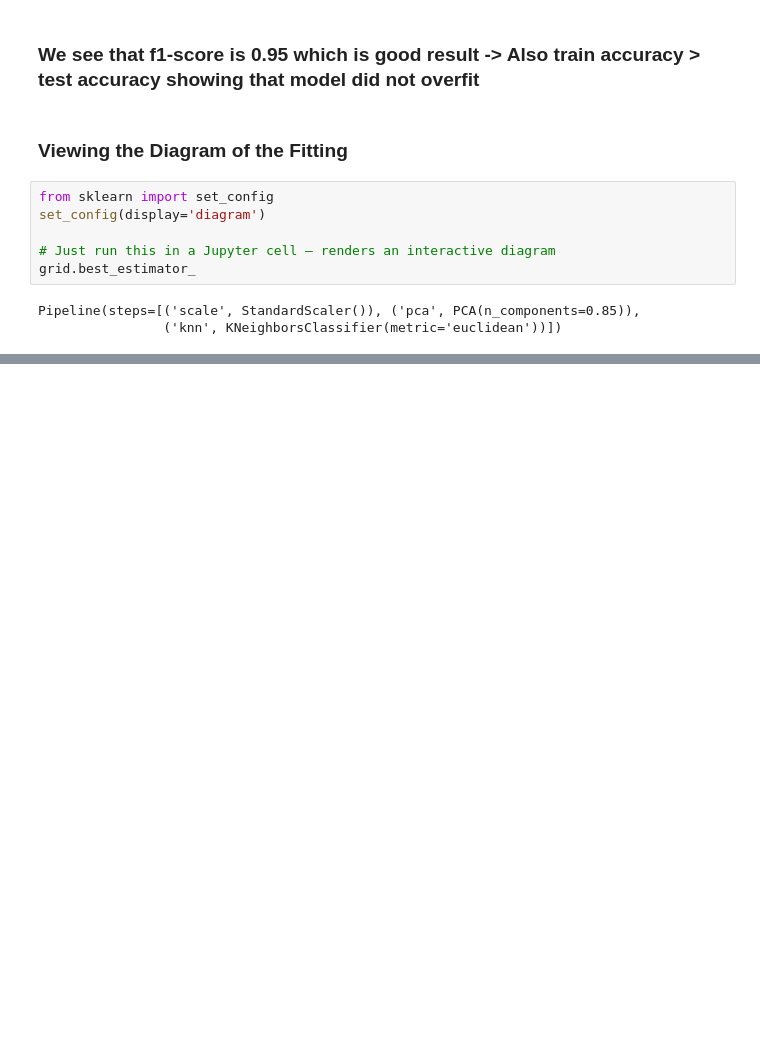
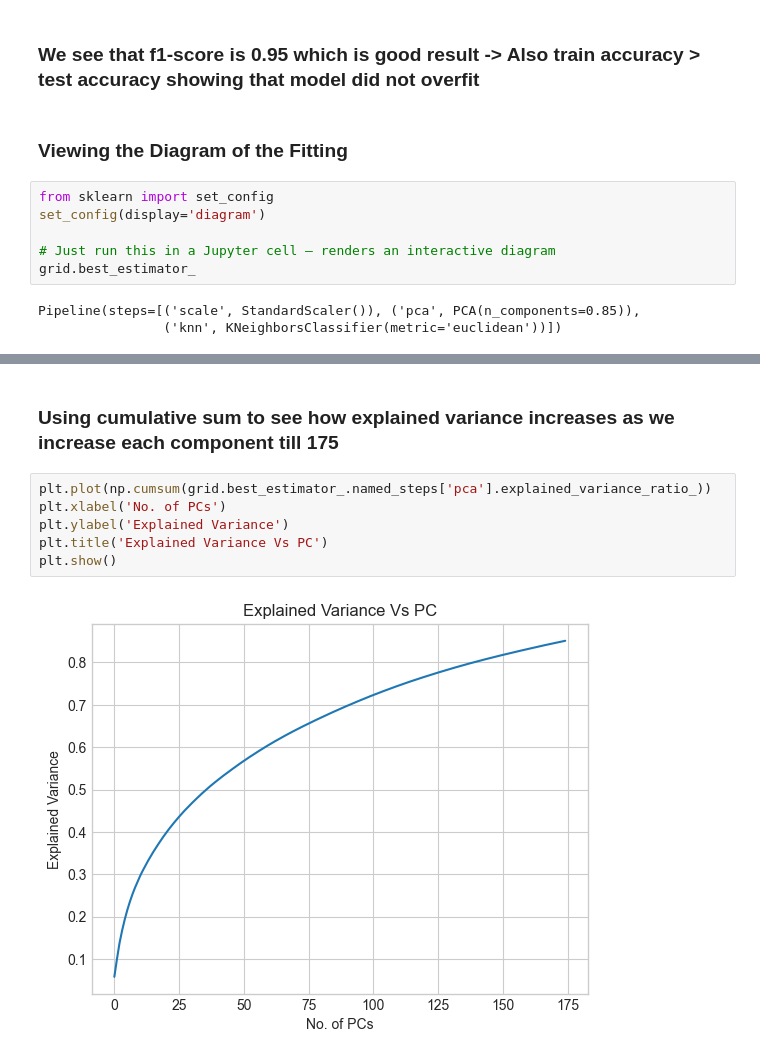
Before and after one commit to PradhumanSoni/Learn_ML, a Jupyter notebook: 14. PCA/pca-digit_recognizer.ipynb, the cells around one changed output, grey strips where cells are left out. Saved outputs shown, nothing was run; the diff lists cells and outputs as text; blank space fills up the shorter version.

```diff
--- a/14. PCA/pca-digit_recognizer.ipynb
+++ b/14. PCA/pca-digit_recognizer.ipynb
@@ -244,0 +277,10 @@ Pipeline(steps=[('scale', StandardScaler()), ('pca', PCA(n_components=0.85)),
+# %% [markdown]
+### Using cumulative sum to see how explained variance increases as we increase each component till 175
+# %%
+plt.plot(np.cumsum(grid.best_estimator_.named_steps['pca'].explained_variance_ratio_))
+plt.xlabel('No. of PCs')
+plt.ylabel('Explained Variance')
+plt.title('Explained Variance Vs PC')
+plt.show()
+# %% [output]
+[figure, added]
```
Also changed, not shown: parts of 2 cells of this notebook.
